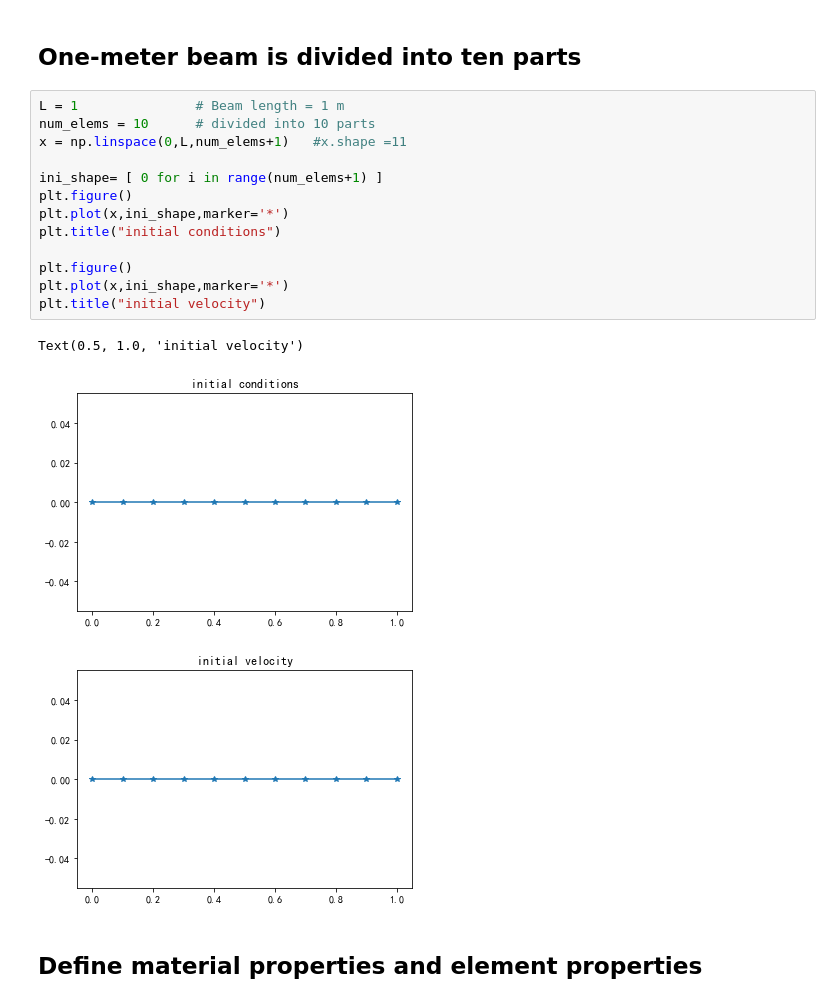
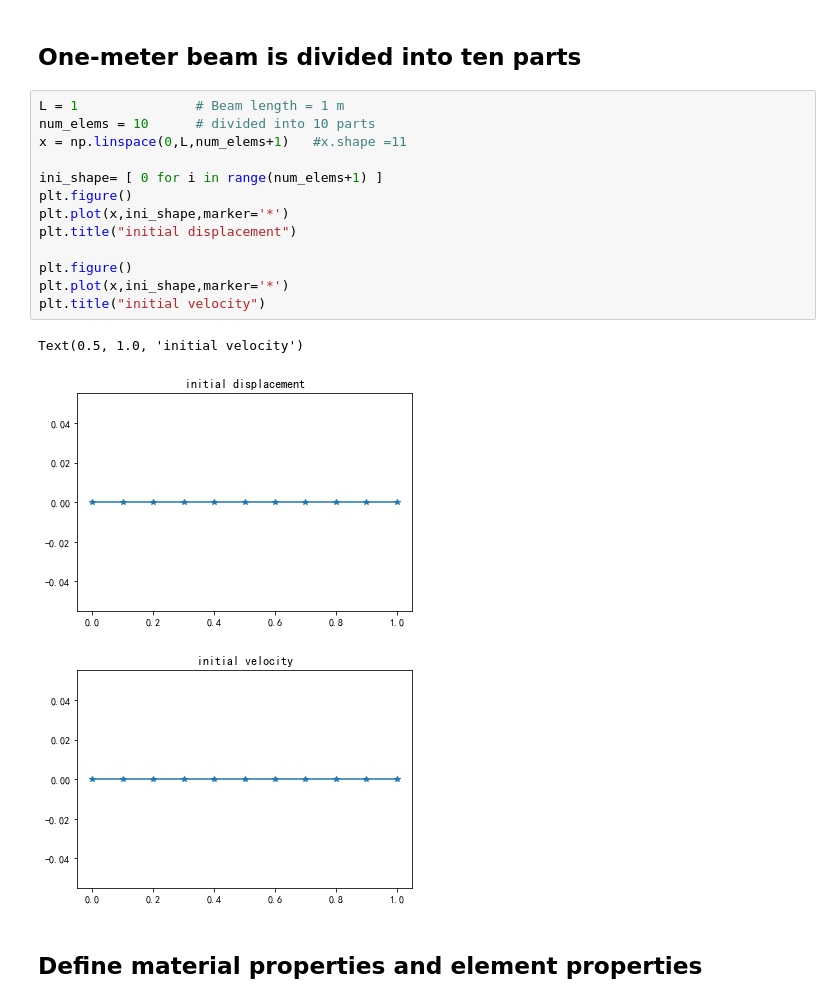
Before and after one commit to WindyLuf/Beam-Project, a Jupyter notebook: prapare.ipynb, the cells around one changed output. Drawn from its saved outputs; the diff is of its cells as text.

```diff
--- a/prapare.ipynb
+++ b/prapare.ipynb
@@ -18,19 +18,19 @@ plt.rcParams['axes.unicode_minus']=False
 # %%
 L = 1               # Beam length = 1 m
 num_elems = 10      # divided into 10 parts
 x = np.linspace(0,L,num_elems+1)   #x.shape =11
 
 ini_shape= [ 0 for i in range(num_elems+1) ]
 plt.figure()
 plt.plot(x,ini_shape,marker='*')
-plt.title("initial conditions")
+plt.title("initial displacement")
 
 plt.figure()
 plt.plot(x,ini_shape,marker='*')
 plt.title("initial velocity")
 # %% [output]
 Text(0.5, 1.0, 'initial velocity')
-[figure, old version]
+[figure, new version]
 [figure]
 # %% [markdown]
 ## Define material properties and element properties
```
Also changed, not shown: parts of 16 cells of this notebook.
